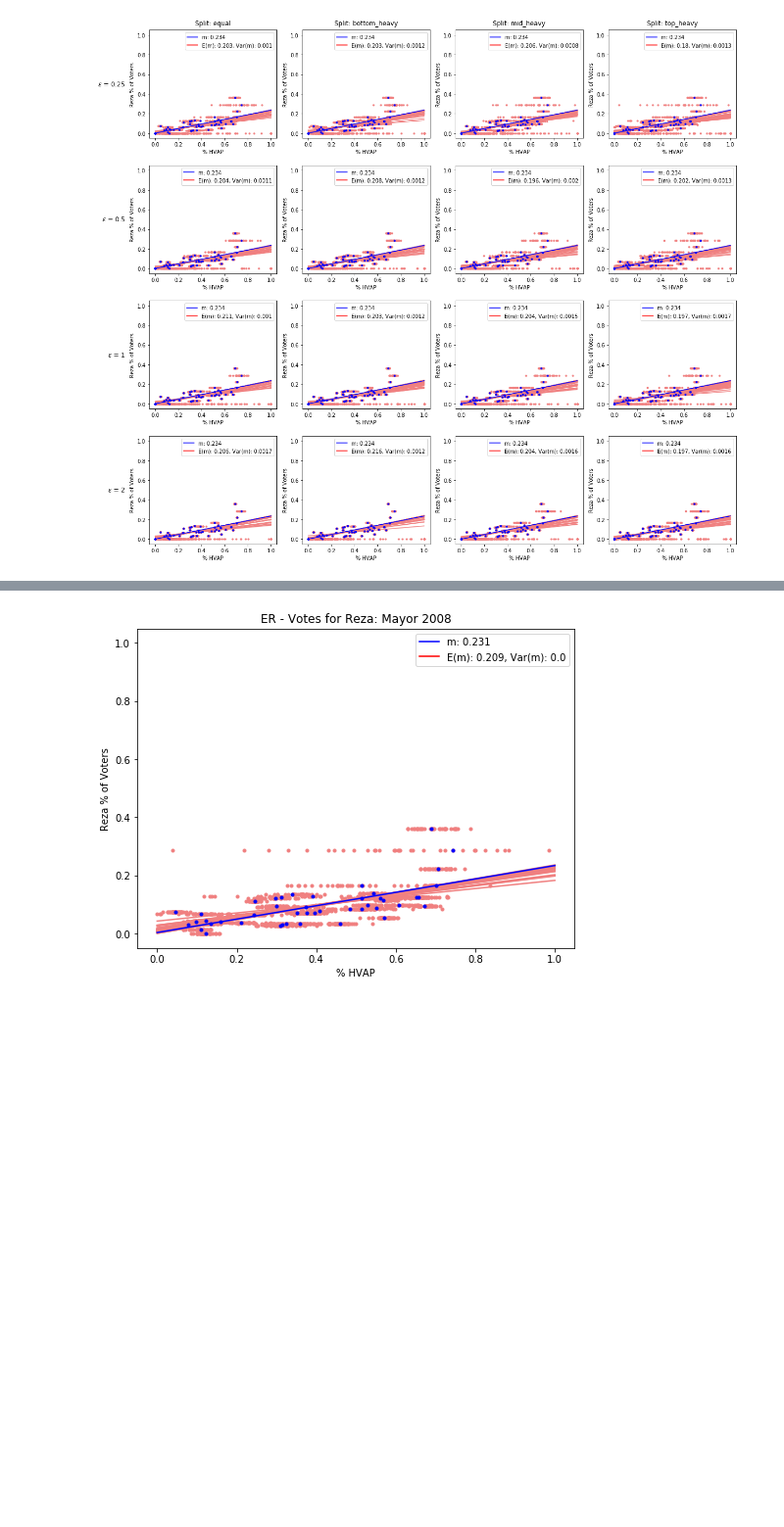
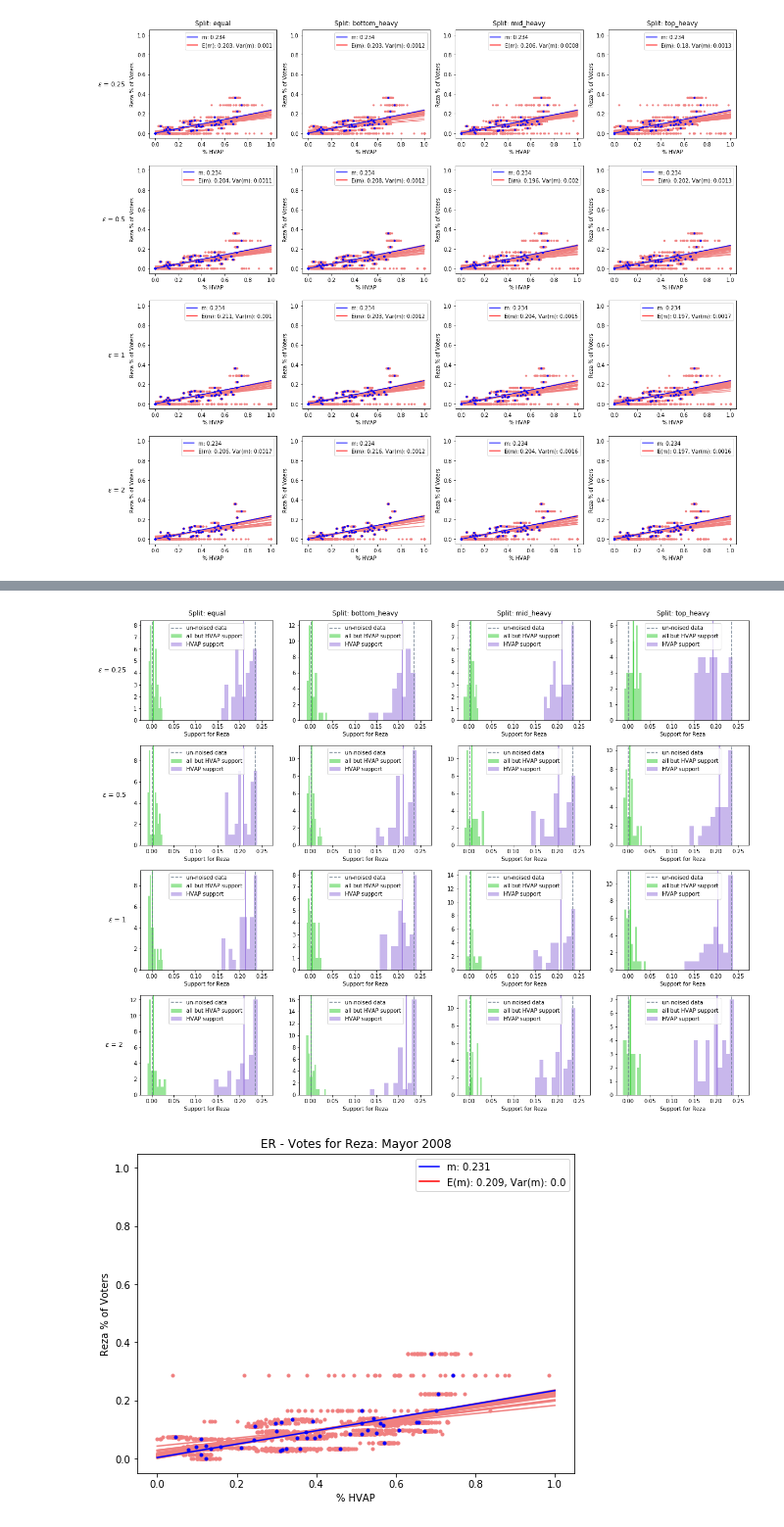
Before and after one commit to mggg/census-diff-privacy, a Jupyter notebook: multi_attribute_toydown/ER_on_noised_Irving.ipynb, the cells around one changed output, grey strips where cells are left out. Shown at 98% size. Saved outputs shown, nothing was run; the diff lists cells and outputs as text; code cells hidden in the pictures; blank space fills up the shorter version.

```diff
--- a/multi_attribute_toydown/ER_on_noised_Irving.ipynb
+++ b/multi_attribute_toydown/ER_on_noised_Irving.ipynb
@@ -155,3 +251,13 @@ plt.savefig("plots/ER_{}_{}_elect_param_grid_no_filt.png".format(candidate, elec
+# %%
+fig, axs = plot_point_estimate_grid(epsilon_values, epsilon_splits, data,
+                                    candidate, election, candidate_col, election_cols,
+                                    figsize=(20,16), title=False, x_lims=[-0.025, 0.275],
+                                    filt=False)
+plt.savefig("plots/ER_{}_{}_elect_param_grid_points_no_filt.png".format(candidate,
+                                                                election.replace(',', "").replace(' ', '_')),
+            dpi=200, bbox_inches="tight")
+# %% [output]
+[figure, added]
 # %%
 fig = plot_er_graph(noised_city_pct, "Reza", "Mayor 2008", "IR08MAYREZ",
                     ["IR08MAYREZ", "IR08MAYGEA", "IR08MAYJET"], 0.25, "top_heavy", plot_cvap=False)
```
Also changed, not shown: parts of 6 cells of this notebook, 13 other files.
